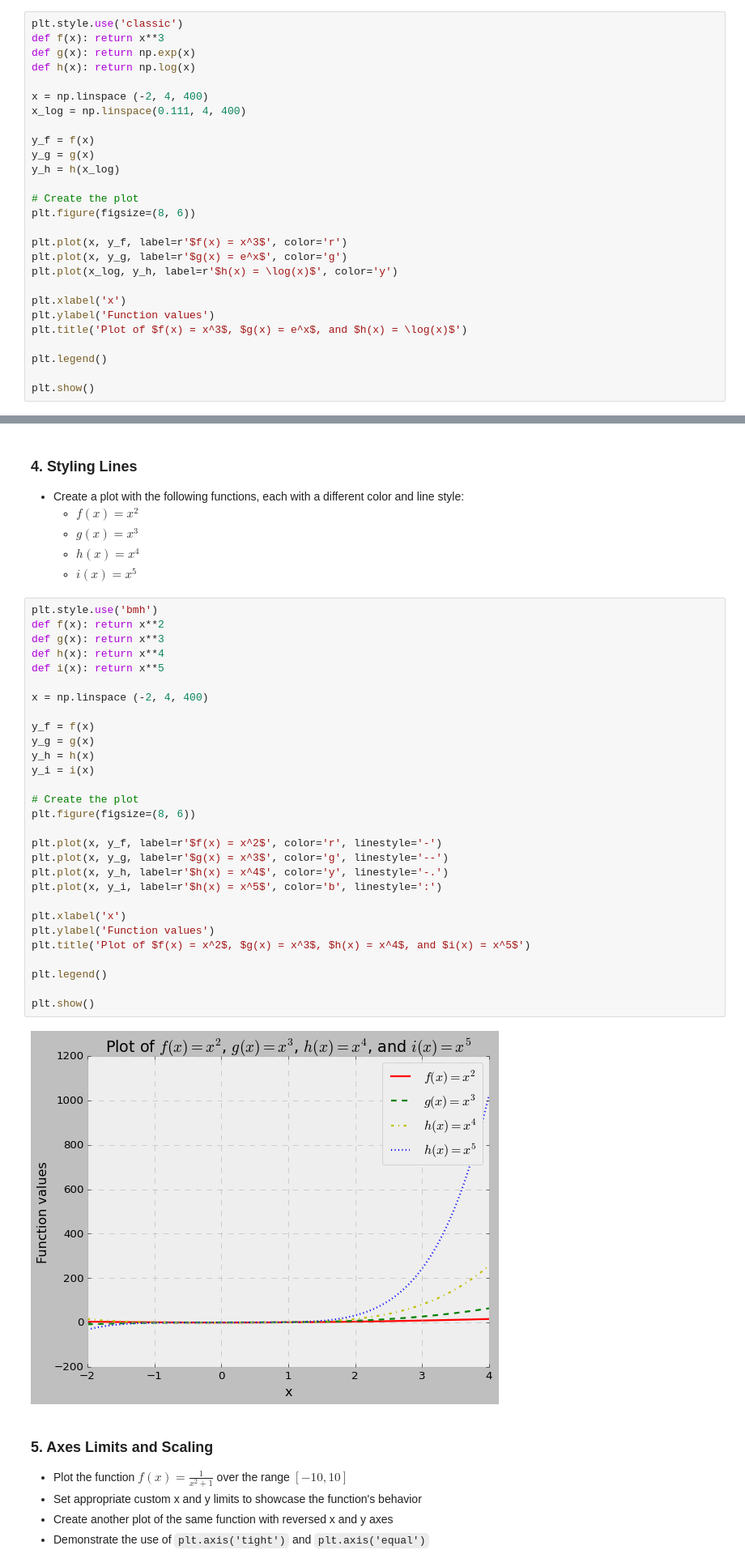
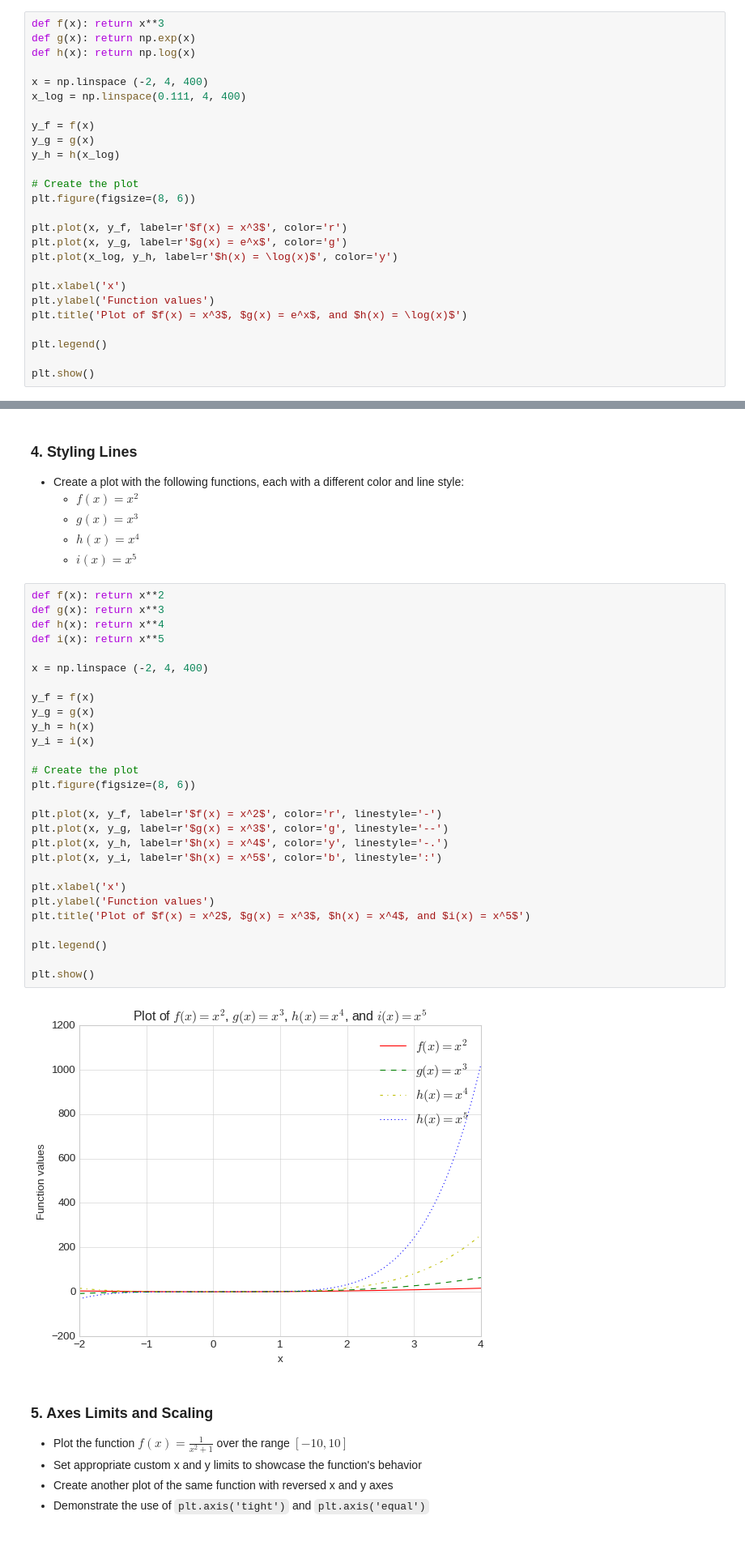
Before and after one commit to kamangirkhan/Data110, a Jupyter notebook: ArashNateghian_week3_data110_assignment.ipynb, the cells around one changed output, grey strips where cells are left out. Shown: that part at 81% size. Drawn from its saved outputs; the diff is of its cells as text; blank space fills up the shorter version.

```diff
--- a/ArashNateghian_week3_data110_assignment.ipynb
+++ b/ArashNateghian_week3_data110_assignment.ipynb
@@ -35,7 +35,6 @@ plt.show()
   - $g(x) = e^x$
   - $h(x) = \log(x)$ (for $x > 0$)
 # %%
-plt.style.use('classic')
 def f(x): return x**3
 def g(x): return np.exp(x)
 def h(x): return np.log(x)
@@ -71,36 +70,35 @@ plt.show()
   - $h(x) = x^4$
   - $i(x) = x^5$
 # %%
-plt.style.use('bmh')
 def f(x): return x**2
 def g(x): return x**3
 def h(x): return x**4
 def i(x): return x**5
 
 x = np.linspace (-2, 4, 400)
 
 y_f = f(x)
 y_g = g(x)
 y_h = h(x)
 y_i = i(x)
 
 # Create the plot
 plt.figure(figsize=(8, 6))
 
 plt.plot(x, y_f, label=r'$f(x) = x^2$', color='r', linestyle='-')
 plt.plot(x, y_g, label=r'$g(x) = x^3$', color='g', linestyle='--')
 plt.plot(x, y_h, label=r'$h(x) = x^4$', color='y', linestyle='-.')
 plt.plot(x, y_i, label=r'$h(x) = x^5$', color='b', linestyle=':')
 
 plt.xlabel('x')
 plt.ylabel('Function values')
 plt.title('Plot of $f(x) = x^2$, $g(x) = x^3$, $h(x) = x^4$, and $i(x) = x^5$')
 
 plt.legend()
 
 plt.show()
 # %% [output]
-[figure, old version]
+[figure, new version]
 # %% [markdown]
 ### 5. Axes Limits and Scaling
 - Plot the function $f(x) = \frac{1}{x^2 + 1}$ over the range $[-10, 10]$
```
Also changed, not shown: parts of 10 cells of this notebook.
